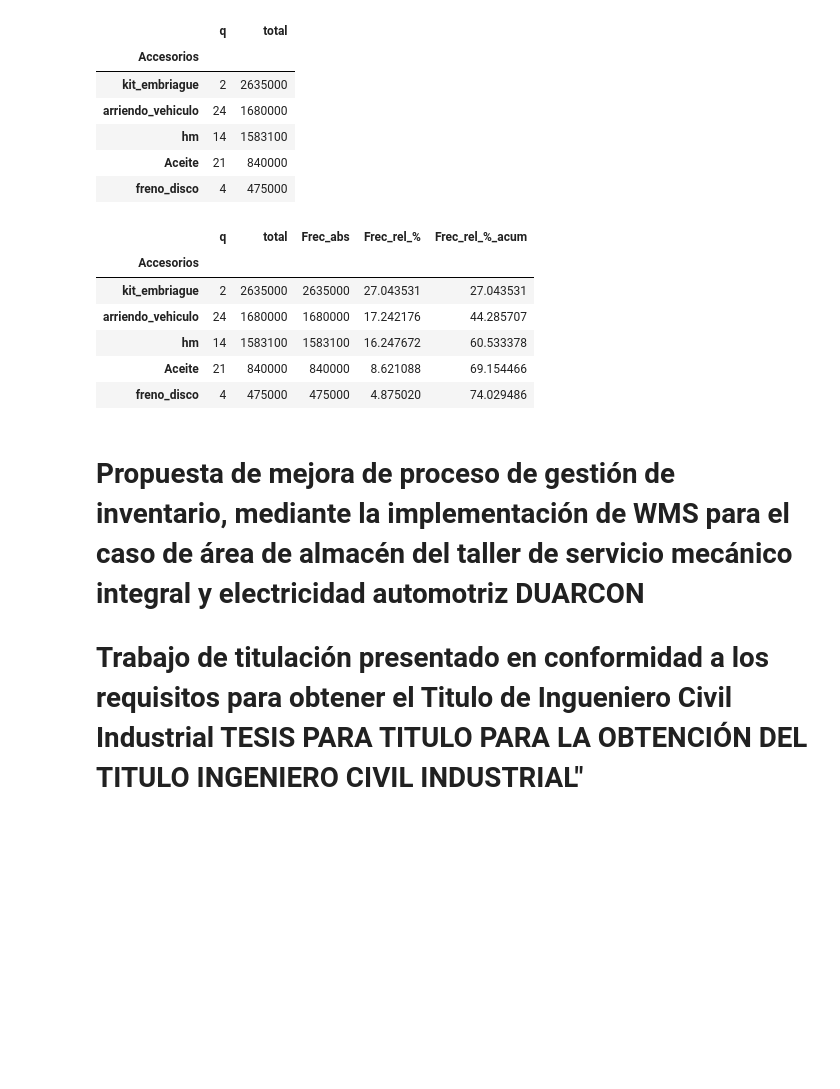
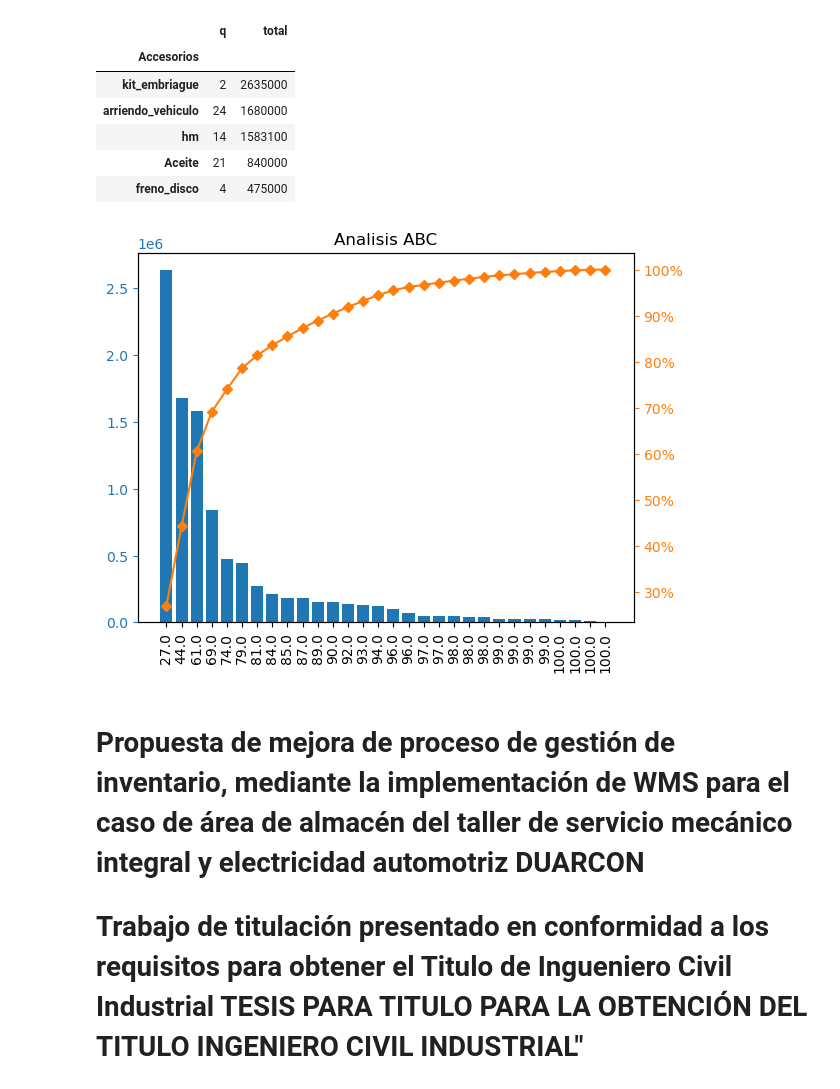
Before and after one commit to kiefer1up/tesis, a Jupyter notebook: tesis.ipynb, the cells around one changed output. Cells and saved outputs as stored; diff of their text form; code cells hidden in the pictures; blank space fills up the shorter version.

```diff
--- a/tesis.ipynb
+++ b/tesis.ipynb
@@ -76,15 +58,35 @@ for i in Frec_rel_val:
     acum.append(valor_acum)
 
 frec_df["Frec_rel_%_acum"]= acum
-frec_df.head()
+
+#def notas(nota):
+#    nota = int(nota.TheValue)
+#    if nota < 80:
+#        return 'Suspenso'
+#    elif nota < 90:
+#        return 'Aprobado'
+#    else:
+#        return 'Sobresaliente'
+#frec_df['Result'] = frec_df.apply(notas, axis=1)
-# %% [output]
-|  | q | total | Frec_abs | Frec_rel_% | Frec_rel_%_acum |
-| Accesorios |  |  |  |  |  |
-| kit_embriague | 2 | 2635000 | 2635000 | 27.043531 | 27.043531 |
-| arriendo_vehiculo | 24 | 1680000 | 1680000 | 17.242176 | 44.285707 |
-| hm | 14 | 1583100 | 1583100 | 16.247672 | 60.533378 |
-| Aceite | 21 | 840000 | 840000 | 8.621088 | 69.154466 |
-| freno_disco | 4 | 475000 | 475000 | 4.875020 | 74.029486 |
+# %%
+fig = plt.figure()
+ax= fig.add_subplot(1,1,1)
+ax.set_title('Analisis ABC')
+ax.bar(frec_df.index, frec_df["Frec_abs"], color="C0")
+
+ax2= ax.twinx()
+ax2.plot(frec_df.index,frec_df["Frec_rel_%_acum"],color="C1", marker= "D", ms=5)
+ax2.yaxis.set_major_formatter(PercentFormatter())
+
+ax.tick_params(axis="y", colors="C0")
+ax2.tick_params(axis="y", colors="C1")
+
+
+ax.set_xticklabels(frec_df['Frec_rel_%_acum'].round(0),rotation=90)
+
+plt.show()
+# %% [output]
+[figure, added]
 # %% [markdown]
 # Propuesta de mejora de proceso de gestión de inventario, mediante la implementación de WMS para el caso de área de almacén del taller de servicio mecánico integral y electricidad automotriz DUARCON
 
```
Also changed, not shown: parts of 2 cells of this notebook, 1 other file.
